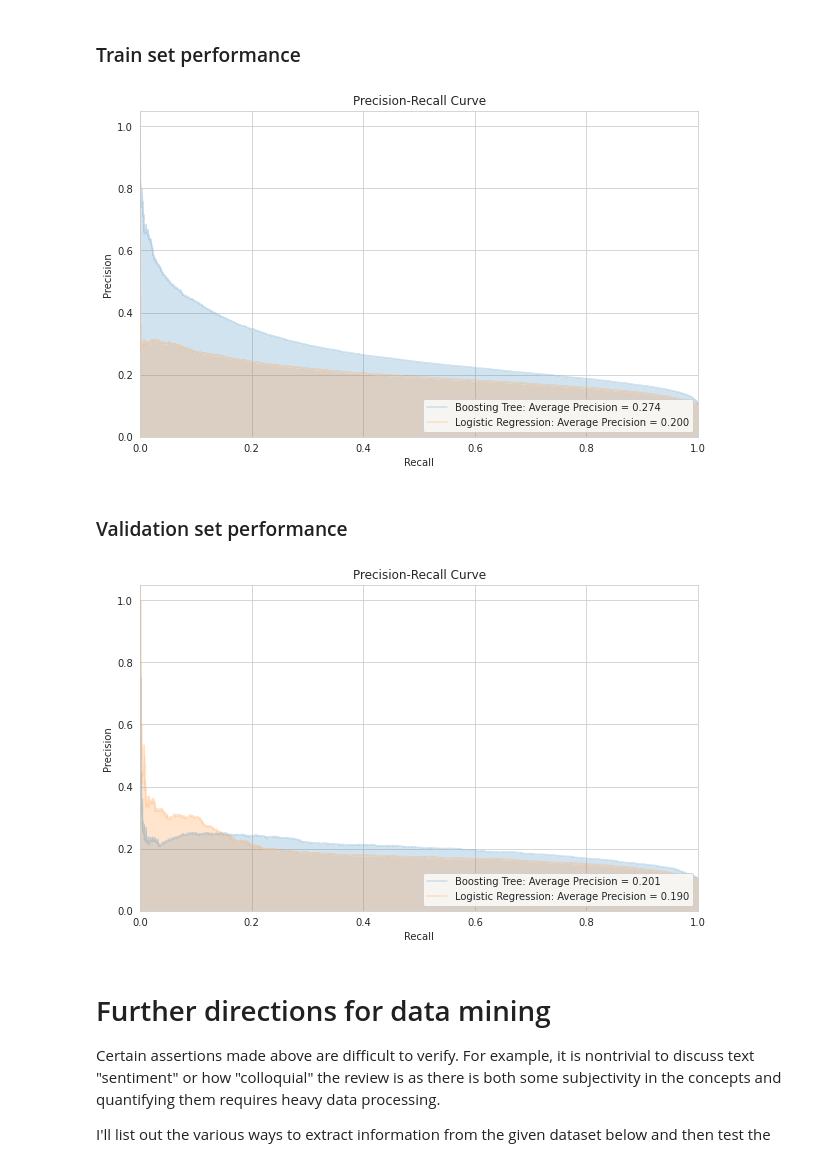
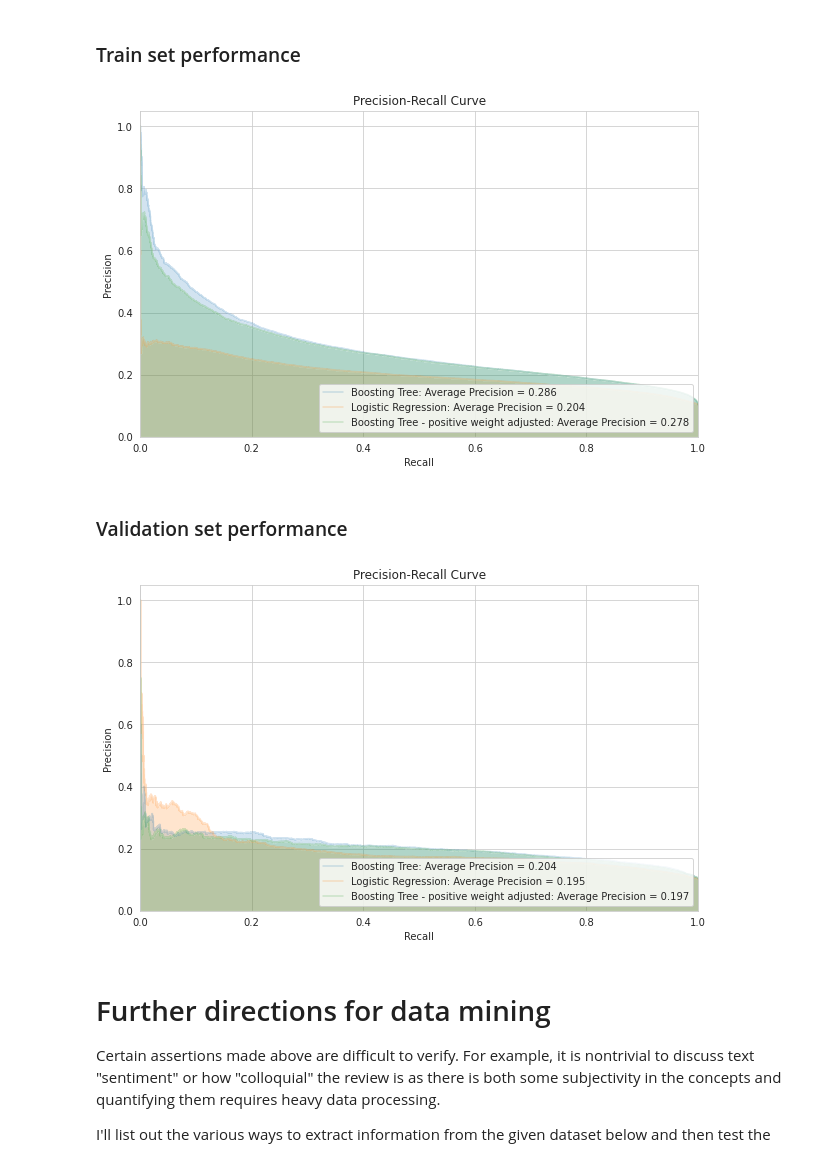
Before and after one commit to sujeongcha/Yelp-fake-review-detection, a Jupyter notebook: notebooks/exploratory/eric-initial_exploration.ipynb, the cells around one changed output. Drawn from its saved outputs; the diff is of its cells as text; code cells hidden in the pictures.

```diff
--- a/notebooks/exploratory/eric-initial_exploration.ipynb
+++ b/notebooks/exploratory/eric-initial_exploration.ipynb
@@ -339,6 +339,12 @@ data['restaurant_review_count'] = data\
     .groupby('prod_id')\
     ['ex_id']\
     .cumcount()
+data['restaurant_average_rating'] = data\
+    .sort_values(['prod_id', 'date'])\
+    .groupby('prod_id')\
+    ['rating']\
+    .cumsum() \
+    / (data['restaurant_review_count'] + 1)
 # not actually word count but whatever
 data['wordcount'] = data['review'].str.count(" ")
 first_user_review = data.groupby('user_id')['date'].min()
@@ -359,6 +365,7 @@ from xgboost import XGBClassifier
 from sklearn.linear_model import LogisticRegression
 # %%
 train_features = ['rating', 'user_review_count', 'user_average_rating', 'restaurant_review_count',
+                  'restaurant_average_rating',
                   'punctuation_count', 'wordcount', 'capitalization_count', 'letter_count',
                   'days_since_first_user', 'days_since_first_restaurant']
 # %%
@@ -367,6 +374,8 @@ X = data[train_features]\
 y = data['label'][:230000]
 tree = XGBClassifier()
 tree.fit(X, y)
+tree_pos_weight = XGBClassifier(scale_pos_weight=len(y) / y.sum())
+tree_pos_weight.fit(X,y)
 lr = LogisticRegression()
 lr.fit(X,y)
 # %% [output]
@@ -394,6 +403,7 @@ y_val.value_counts()
 Name: label, dtype: int64
 # %%
 data['pred_tree'] = tree.predict_proba(data[train_features])[:,1]
+data['pred_tree_pos_weight'] = tree_pos_weight.predict_proba(data[train_features])[:,1]
 data['pred_lr'] = lr.predict_proba(data[train_features])[:,1]
 # %%
 from sklearn.metrics import precision_recall_curve, average_precision_score
@@ -420,17 +430,19 @@ def plot_pr(pred, y, label, title=None):
 # %%
 train = data[:230000]
 plot_pr(train['pred_tree'], train['label'], label='Boosting Tree')
 plot_pr(train['pred_lr'], train['label'], label='Logistic Regression')
+plot_pr(train['pred_tree_pos_weight'], train['label'], label='Boosting Tree - positive weight adjusted')
 # %% [output]
-[figure, old version]
+[figure, new version]
 # %% [markdown]
 ### Validation set performance
 # %%
 val = data[230000:]
 plot_pr(val['pred_tree'], val['label'], label='Boosting Tree')
 plot_pr(val['pred_lr'], val['label'], label='Logistic Regression')
+plot_pr(val['pred_tree_pos_weight'], val['label'], label='Boosting Tree - positive weight adjusted')
 # %% [output]
-[figure, old version]
+[figure, new version]
 # %% [markdown]
 # Further directions for data mining
 Certain assertions made above are difficult to verify. For example, it is nontrivial to discuss text "sentiment" or how "colloquial" the review is as there is both some subjectivity in the concepts and quantifying them requires heavy data processing.
```
Also changed, not shown: parts of 36 cells of this notebook.
